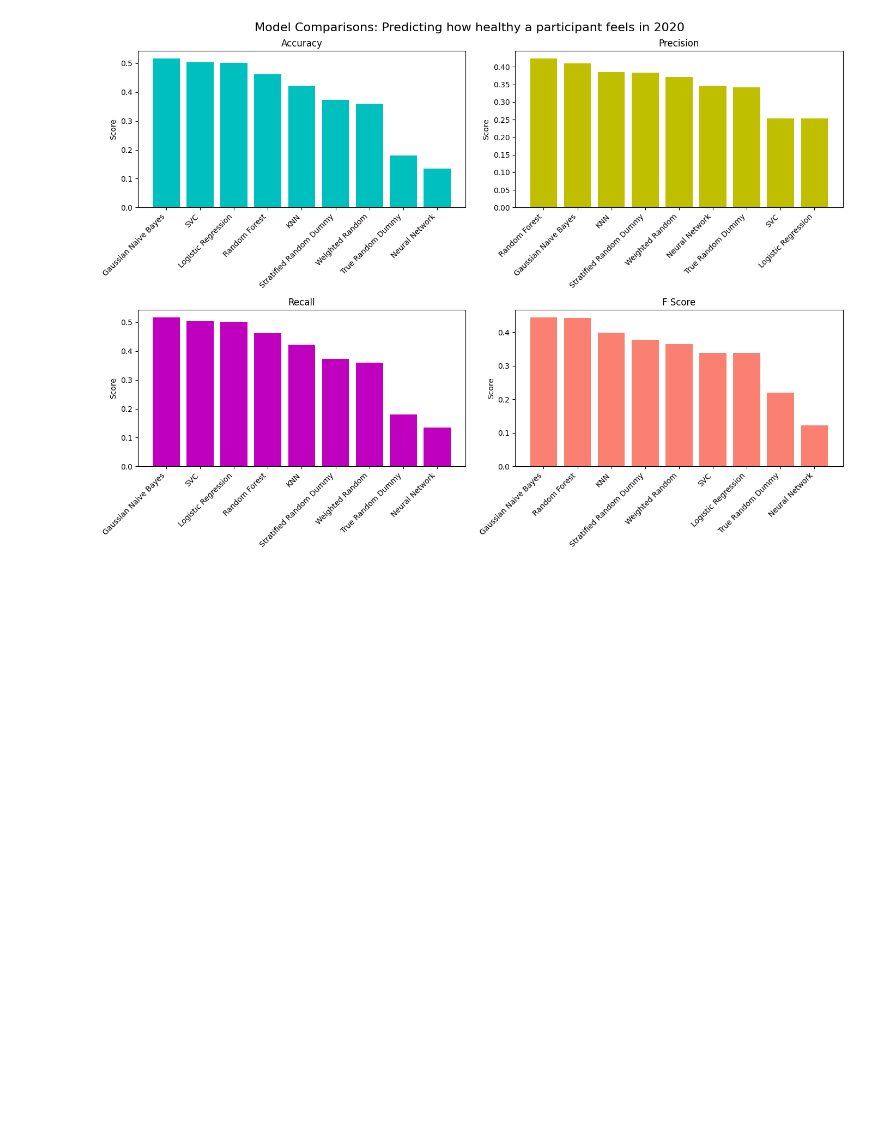
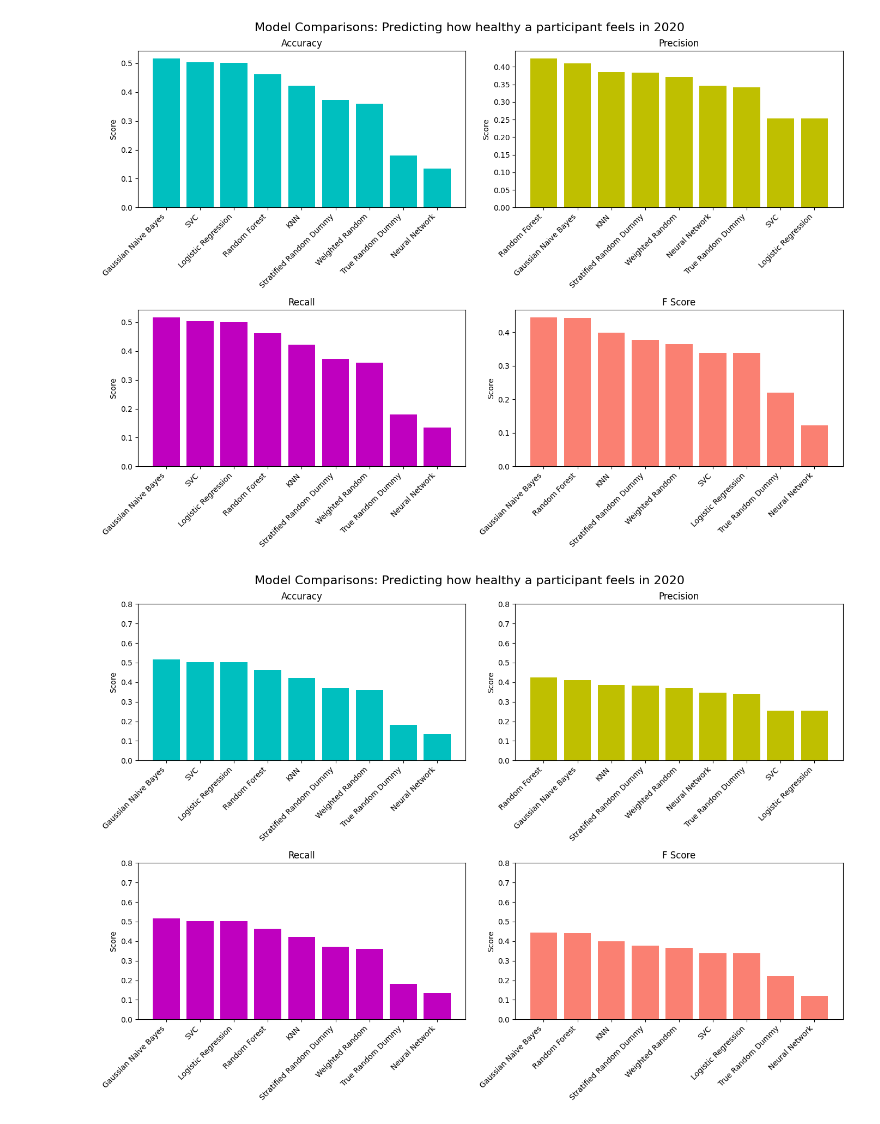
Before and after one commit to jamie-chiu/limits_555a2, a Jupyter notebook: final_assignment.ipynb, the cells around one changed output. Saved outputs shown, nothing was run; the diff lists cells and outputs as text; code cells hidden in the pictures; blank space fills up the shorter version.

```diff
--- a/final_assignment.ipynb
+++ b/final_assignment.ipynb
@@ -489,3 +489,42 @@ plt.savefig('model_comparison_ranked.png')
 plt.show()
 # %% [output]
 [figure]
+# %%
+fig, axs = plt.subplots(2, 2, figsize=(14, 10))
+
+# add overall title
+fig.suptitle('Model Comparisons: Predicting how healthy a participant feels in 2020', fontsize=16)
+
+# Plot Accuracy
+axs[0, 0].bar(sorted_models_accuracy, sorted_accuracy, color='c')
+axs[0, 0].set_title('Accuracy')
+axs[0, 0].set_ylabel('Score')
+axs[0, 0].set_ylim([0, 0.8])  # Set y-axis limits
+
+# Plot Precision
+axs[0, 1].bar(sorted_models_precision, sorted_precision, color='y')
+axs[0, 1].set_title('Precision')
+axs[0, 1].set_ylabel('Score')
+axs[0, 1].set_ylim([0, 0.8])  # Set y-axis limits
+
+# Plot Recall
+axs[1, 0].bar(sorted_models_recall, sorted_recall, color='m')
+axs[1, 0].set_title('Recall')
+axs[1, 0].set_ylabel('Score')
+axs[1, 0].set_ylim([0, 0.8])  # Set y-axis limits
+
+# Plot F Score
+axs[1, 1].bar(sorted_models_f_score, sorted_f_score, color='salmon')
+axs[1, 1].set_title('F Score')
+axs[1, 1].set_ylabel('Score')
+axs[1, 1].set_ylim([0, 0.8])  # Set y-axis limits
+
+# Rotate x-axis labels for better readability
+for ax in axs.flat:
+    ax.set_xticklabels(ax.get_xticklabels(), rotation=45, ha='right')
+
+plt.tight_layout()
+plt.savefig('model_comparison_ranked_healthy.png')
+plt.show()
+# %% [output]
+[figure, added]
```
Also changed, not shown: parts of 2 cells of this notebook, 4 other files.
